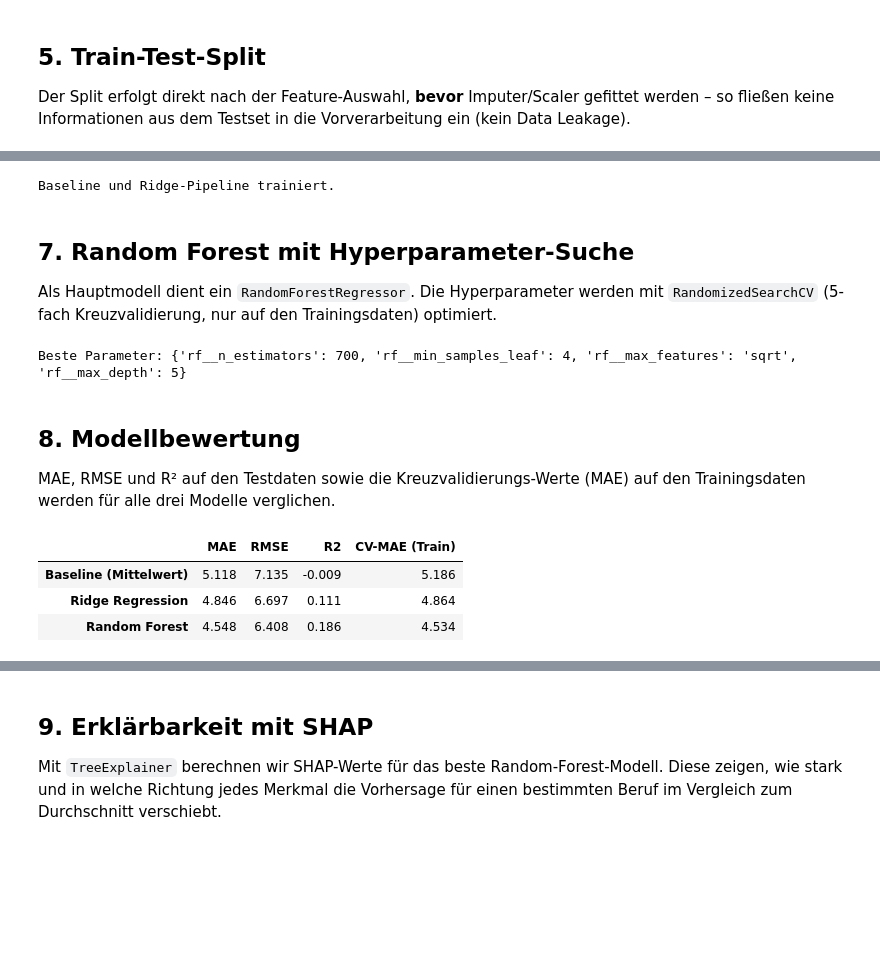
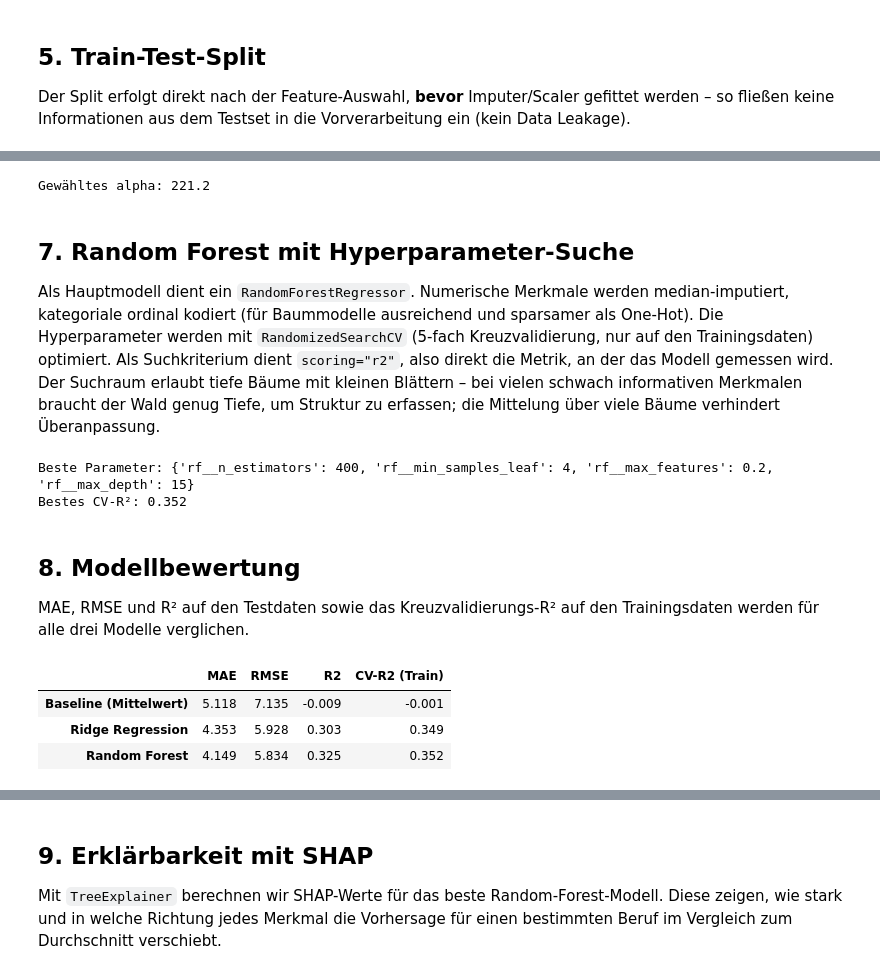
Before and after one commit to drmSalo/explainable_ai, a Jupyter notebook: index.ipynb, the cells around one changed output, grey strips where cells are left out. Drawn from its saved outputs; the diff is of its cells as text; code cells hidden in the pictures; blank space fills up the shorter version.

```diff
--- a/index.ipynb
+++ b/index.ipynb
@@ -414,7 +396,7 @@ Der Split erfolgt direkt nach der Feature-Auswahl, **bevor** Imputer/Scaler gefi
 werden – so fließen keine Informationen aus dem Testset in die Vorverarbeitung ein
 (kein Data Leakage).
 # %%
-X = df[selected_features]
+X = df[feature_columns]
 y = df["employment_growth_pct"]
 
 X_train, X_test, y_train, y_test = train_test_split(
@@ -435,30 +421,46 @@ baseline = DummyRegressor(strategy="mean")
 baseline.fit(X_train, y_train)
 
 ridge_pipeline = Pipeline([
-    ("imputer", SimpleImputer(strategy="median")),
-    ("scaler", StandardScaler()),
-    ("ridge", Ridge(random_state=RANDOM_STATE)),
+    ("preprocessor", ColumnTransformer([
+        ("num", Pipeline([
+            ("imputer", SimpleImputer(strategy="median")),
+            ("scaler", StandardScaler()),
+        ]), numeric_features),
+        ("cat", OneHotEncoder(handle_unknown="ignore"), categorical_features),
+    ])),
+    ("ridge", RidgeCV(alphas=np.logspace(-2, 4, 30))),
 ])
 ridge_pipeline.fit(X_train, y_train)
-print("Baseline und Ridge-Pipeline trainiert.")
+print(f"Gewähltes alpha: {ridge_pipeline.named_steps['ridge'].alpha_:.1f}")
 # %% [output]
-Baseline und Ridge-Pipeline trainiert.
+Gewähltes alpha: 221.2
 # %% [markdown]
 ## 7. Random Forest mit Hyperparameter-Suche
 
-Als Hauptmodell dient ein `RandomForestRegressor`. Die Hyperparameter werden mit
-`RandomizedSearchCV` (5-fach Kreuzvalidierung, nur auf den Trainingsdaten) optimiert.
+Als Hauptmodell dient ein `RandomForestRegressor`. Numerische Merkmale werden
+median-imputiert, kategoriale ordinal kodiert (für Baummodelle ausreichend und
+sparsamer als One-Hot). Die Hyperparameter werden mit `RandomizedSearchCV`
+(5-fach Kreuzvalidierung, nur auf den Trainingsdaten) optimiert. Als
+Suchkriterium dient `scoring="r2"`, also direkt die Metrik, an der das Modell
+gemessen wird. Der Suchraum erlaubt tiefe Bäume mit kleinen Blättern – bei
+vielen schwach informativen Merkmalen braucht der Wald genug Tiefe, um Struktur
+zu erfassen; die Mittelung über viele Bäume verhindert Überanpassung.
 # %%
+tree_preprocessor = ColumnTransformer([
+    ("num", SimpleImputer(strategy="median"), numeric_features),
+    ("cat", OrdinalEncoder(handle_unknown="use_encoded_value", unknown_value=-1), categorical_features),
+], verbose_feature_names_out=False)
+
 rf_pipeline = Pipeline([
-    ("imputer", SimpleImputer(strategy="median")),
-    ("rf", RandomForestRegressor(n_estimators=500, random_state=RANDOM_STATE)),
+    ("preprocessor", tree_preprocessor),
+    ("rf", RandomForestRegressor(random_state=RANDOM_STATE, n_jobs=-1)),
 ])
 
 param_distributions = {
-    "rf__n_estimators": [200, 300, 500, 700, 900],
-    "rf__max_depth": [None, 5, 10, 15, 20],
-    "rf__min_samples_leaf": [1, 2, 4, 8],
-    "rf__max_features": ["sqrt", "log2", 0.5, 1.0],
+    "rf__n_estimators": [400, 600, 800],
+    "rf__max_depth": [None, 15, 25],
+    "rf__min_samples_leaf": [1, 2, 4],
+    "rf__max_features": [0.2, 0.33, 0.5, "sqrt"],
 }
 
 cv = KFold(n_splits=5, shuffle=True, random_state=RANDOM_STATE)
@@ -466,51 +468,48 @@ cv = KFold(n_splits=5, shuffle=True, random_state=RANDOM_STATE)
 rf_search = RandomizedSearchCV(
     rf_pipeline,
     param_distributions=param_distributions,
-    n_iter=12,
+    n_iter=20,
     cv=cv,
-    scoring="neg_mean_absolute_error",
+    scoring="r2",
     random_state=RANDOM_STATE,
     n_jobs=1,
 )
 rf_search.fit(X_train, y_train)
 
 print("Beste Parameter:", rf_search.best_params_)
+print(f"Bestes CV-R²: {rf_search.best_score_:.3f}")
 best_rf = rf_search.best_estimator_
 # %% [output]
-Beste Parameter: {'rf__n_estimators': 700, 'rf__min_samples_leaf': 4, 'rf__max_features': 'sqrt', 'rf__max_depth': 5}
+Beste Parameter: {'rf__n_estimators': 400, 'rf__min_samples_leaf': 4, 'rf__max_features': 0.2, 'rf__max_depth': 15}
+Bestes CV-R²: 0.352
 # %% [markdown]
 ## 8. Modellbewertung
 
-MAE, RMSE und R² auf den Testdaten sowie die Kreuzvalidierungs-Werte (MAE) auf den
+MAE, RMSE und R² auf den Testdaten sowie das Kreuzvalidierungs-R² auf den
 Trainingsdaten werden für alle drei Modelle verglichen.
 # %%
 def evaluate(model, X_tr, y_tr, X_te, y_te, cv):
     pred = model.predict(X_te)
     mae = mean_absolute_error(y_te, pred)
     rmse = mean_squared_error(y_te, pred) ** 0.5
     r2 = r2_score(y_te, pred)
-    cv_mae = -cross_val_score_safe(model, X_tr, y_tr, cv)
-    return mae, rmse, r2, cv_mae, pred
-
-def cross_val_score_safe(model, X_tr, y_tr, cv):
-    from sklearn.model_selection import cross_val_score
-    scores = cross_val_score(model, X_tr, y_tr, cv=cv, scoring="neg_mean_absolute_error")
-    return scores.mean()
+    cv_r2 = cross_val_score(model, X_tr, y_tr, cv=cv, scoring="r2").mean()
+    return mae, rmse, r2, cv_r2
 
 results = {}
 for name, model in [("Baseline (Mittelwert)", baseline),
-                     ("Ridge Regression", ridge_pipeline),
-                     ("Random Forest", best_rf)]:
-    mae, rmse, r2, cv_mae, pred = evaluate(model, X_train, y_train, X_test, y_test, cv)
-    results[name] = {"MAE": mae, "RMSE": rmse, "R2": r2, "CV-MAE (Train)": cv_mae}
+                    ("Ridge Regression", ridge_pipeline),
+                    ("Random Forest", best_rf)]:
+    mae, rmse, r2, cv_r2 = evaluate(model, X_train, y_train, X_test, y_test, cv)
+    results[name] = {"MAE": mae, "RMSE": rmse, "R2": r2, "CV-R2 (Train)": cv_r2}
 
 results_df = pd.DataFrame(results).T.round(3)
 results_df
 # %% [output]
-|  | MAE | RMSE | R2 | CV-MAE (Train) |
-| Baseline (Mittelwert) | 5.118 | 7.135 | -0.009 | 5.186 |
-| Ridge Regression | 4.846 | 6.697 | 0.111 | 4.864 |
-| Random Forest | 4.548 | 6.408 | 0.186 | 4.534 |
+|  | MAE | RMSE | R2 | CV-R2 (Train) |
+| Baseline (Mittelwert) | 5.118 | 7.135 | -0.009 | -0.001 |
+| Ridge Regression | 4.353 | 5.928 | 0.303 | 0.349 |
+| Random Forest | 4.149 | 5.834 | 0.325 | 0.352 |
 # %%
 rf_pred = best_rf.predict(X_test)
 
```
Also changed, not shown: parts of 24 cells of this notebook, 1 other file.
